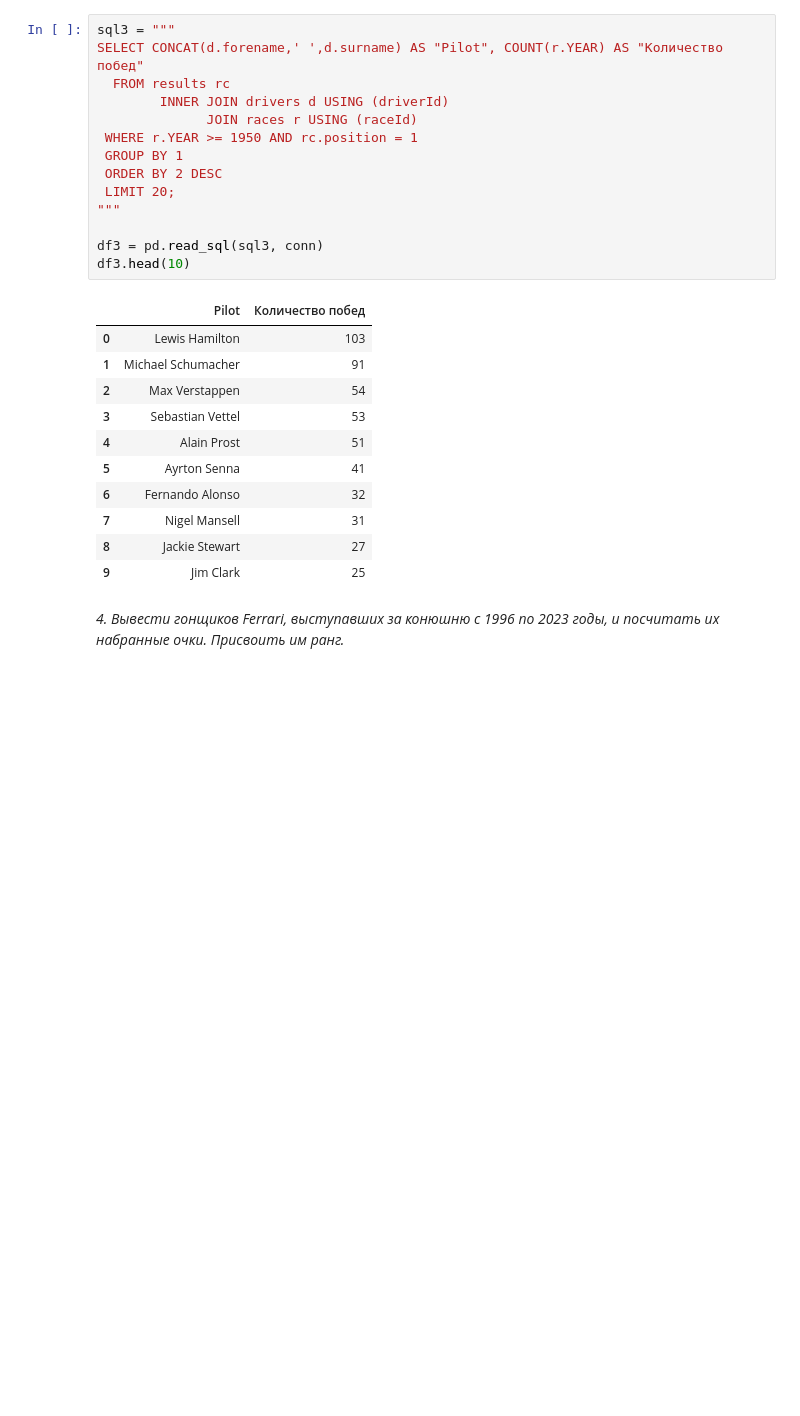
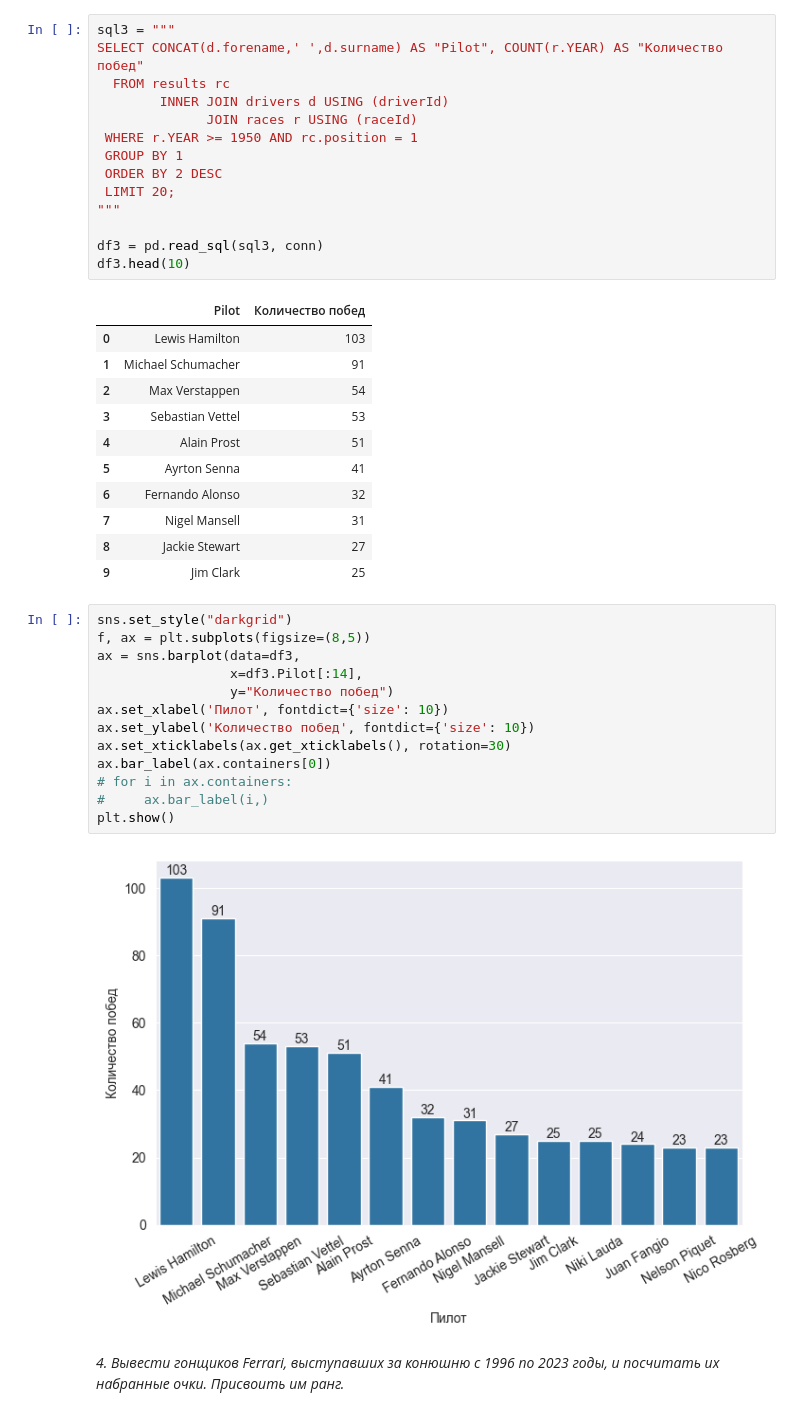
Before and after one commit to MelnikDM/Notebooks, a Jupyter notebook: Formula_11.ipynb, the cells around one changed output. Cells and saved outputs as stored; diff of their text form; blank space fills up the shorter version.

```diff
--- a/Formula_11.ipynb
+++ b/Formula_11.ipynb
@@ -187,6 +189,21 @@ df3.head(10)
 | 7 | Nigel Mansell | 31 |
 | 8 | Jackie Stewart | 27 |
 | 9 | Jim Clark | 25 |
+# %%
+sns.set_style("darkgrid")
+f, ax = plt.subplots(figsize=(8,5))
+ax = sns.barplot(data=df3,
+                 x=df3.Pilot[:14],
+                 y="Количество побед")
+ax.set_xlabel('Пилот', fontdict={'size': 10})
+ax.set_ylabel('Количество побед', fontdict={'size': 10})
+ax.set_xticklabels(ax.get_xticklabels(), rotation=30)
+ax.bar_label(ax.containers[0])
+# for i in ax.containers:
+#     ax.bar_label(i,)
+plt.show()
+# %% [output]
+[figure, added]
 # %% [markdown]
 *4. Вывести гонщиков Ferrari, выступавших за конюшню с 1996 по 2023 годы, и посчитать их набранные очки. Присвоить им ранг.*
 # %%
```
Also changed, not shown: parts of 1 cell of this notebook.
